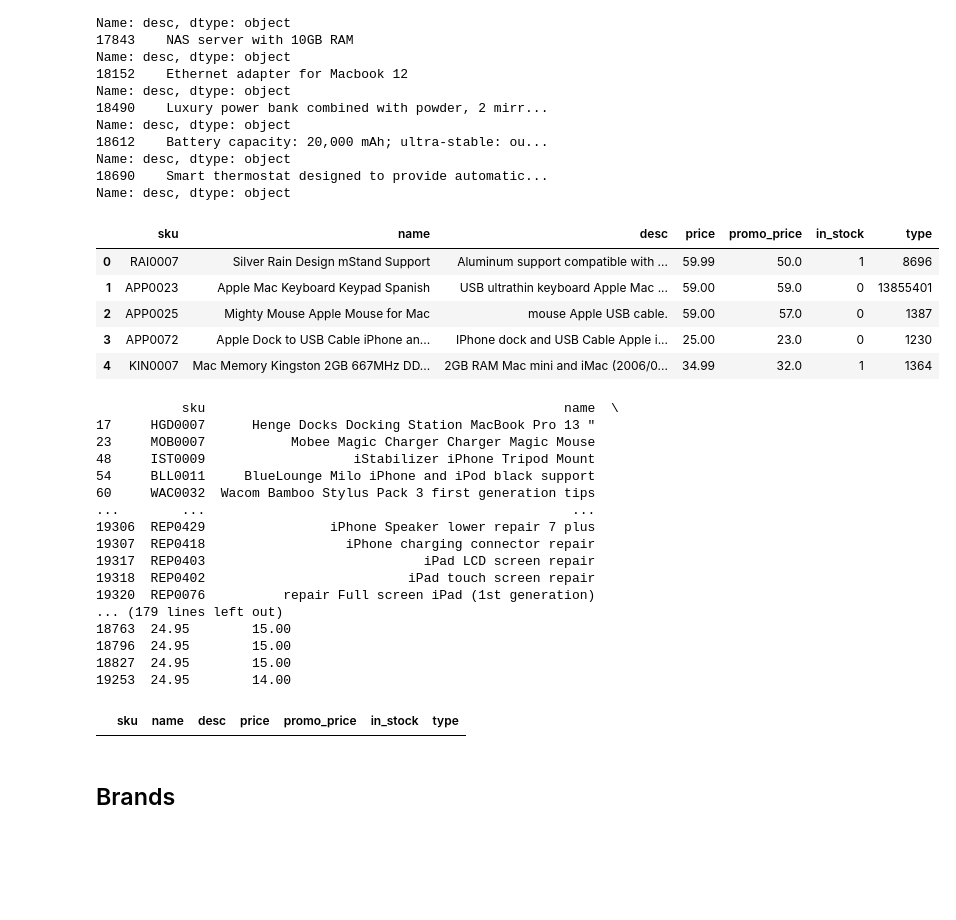
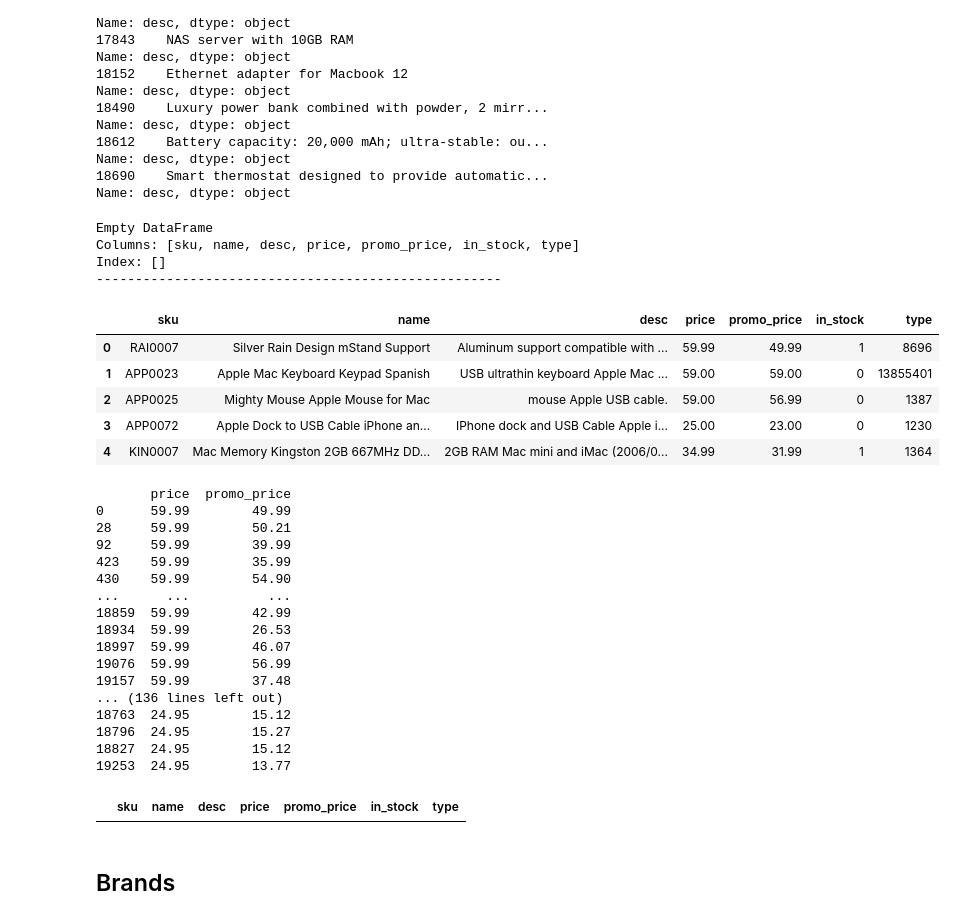
Before and after one commit to Donal-Flanagan/WBS_coding_school_data_science_bootcamp, a Jupyter notebook: python-project-2/3-data-cleaning.ipynb, the cells around one changed output. Saved outputs shown, nothing was run; the diff lists cells and outputs as text; code cells hidden in the pictures; blank space fills up the shorter version.

```diff
--- a/python-project-2/3-data-cleaning.ipynb
+++ b/python-project-2/3-data-cleaning.ipynb
@@ -661,6 +661,7 @@ def transform_price_to_floats(df):
         df.assign(price = df.price.str.split('.')
                   .apply(lambda x : x[0]+x[1]+'.'+x[2] if len(x)==3 else (x[0]+'.'+ x[1] if len(x)==2 else x[0]))
                   .astype(float)
+                  .round(2)
         )
     )
 
@@ -671,58 +672,62 @@ def split_and_join_promo_prices(df):
                      .str.join('')
                      .apply(lambda x: x+'.00')
                     )
 
-def _insert_decimal_at_position(s, pos):
+def _insert_decimal_at_string_position(s, pos):
     s = s.split('.')
     s = s[0] + s[1]
     s = s[:pos]+'.'+s[pos:]
     return s
 
 
-def insert_decimal(row):
+def _insert_decimal_in_promo_price(row):
     decimal_position = -2
     while float(row.promo_price) > row.price:
         if round(float(row.promo_price), 0) == round(row.price, 0):
             row.promo_price = row.price
             return row.promo_price
         else:
-            row.promo_price = _insert_decimal_at_position(row.promo_price, decimal_position)
+            row.promo_price = _insert_decimal_at_string_position(row.promo_price, decimal_position)
             decimal_position += -1
 
-    return round(float(row.promo_price))
+    return round(float(row.promo_price), 2)
 
-
-def insert_decimal_in_promo_price(df):
-    return df.assign(promo_price = df.apply(lambda row: _decimal_position(row.promo_price,
-                                                                          row.digits_before_decimal),
-                                            axis=1))
+def transform_promo_price_to_floats(df):
+    df.promo_price = [_insert_decimal_in_promo_price(row) for index, row in df.iterrows()]
+    return df
 
 temp = (products
         .pipe(start_pipeline)
         .pipe(remove_duplicates,col='price')
         .pipe(transform_price_to_floats)
         .pipe(split_and_join_promo_prices)
+        .pipe(transform_promo_price_to_floats)
 )
 
-temp['promo_price'] = [insert_decimal(row) for index, row in temp.iterrows()]
+print(temp[temp.promo_price > temp.price])
+print('----------------------------------------------------')
+print('\n')
+
 temp.head()
 # %% [output]
+Empty DataFrame
+Columns: [sku, name, desc, price, promo_price, in_stock, type]
+Index: []
+----------------------------------------------------
 |  | sku | name | desc | price | promo_price | in_stock | type |
-| 0 | RAI0007 | Silver Rain Design mStand Support | Aluminum support compatible with ... | 59.99 | 50.0 | 1 | 8696 |
-| 1 | APP0023 | Apple Mac Keyboard Keypad Spanish | USB ultrathin keyboard Apple Mac ... | 59.00 | 59.0 | 0 | 13855401 |
-| 2 | APP0025 | Mighty Mouse Apple Mouse for Mac | mouse Apple USB cable. | 59.00 | 57.0 | 0 | 1387 |
-| 3 | APP0072 | Apple Dock to USB Cable iPhone an... | IPhone dock and USB Cable Apple i... | 25.00 | 23.0 | 0 | 1230 |
-| 4 | KIN0007 | Mac Memory Kingston 2GB 667MHz DD... | 2GB RAM Mac mini and iMac (2006/0... | 34.99 | 32.0 | 1 | 1364 |
+| 0 | RAI0007 | Silver Rain Design mStand Support | Aluminum support compatible with ... | 59.99 | 49.99 | 1 | 8696 |
+| 1 | APP0023 | Apple Mac Keyboard Keypad Spanish | USB ultrathin keyboard Apple Mac ... | 59.00 | 59.00 | 0 | 13855401 |
+| 2 | APP0025 | Mighty Mouse Apple Mouse for Mac | mouse Apple USB cable. | 59.00 | 56.99 | 0 | 1387 |
+| 3 | APP0072 | Apple Dock to USB Cable iPhone an... | IPhone dock and USB Cable Apple i... | 25.00 | 23.00 | 0 | 1230 |
+| 4 | KIN0007 | Mac Memory Kingston 2GB 667MHz DD... | 2GB RAM Mac mini and iMac (2006/0... | 34.99 | 31.99 | 1 | 1364 |
 # %%
-print(temp[temp.promo_price > temp.price])
-print('----------------------------------------------------')
-print('\n')
 
-print(temp[temp.price == 59.99][['price', 'promo_price']])     # 59.99 - 49_9.899
+
+print(temp[temp.price == 59.99][['price', 'promo_price']])     # 59.99 - 499.899
 print('\n')
 print(temp[temp.price == 2159.00][['price', 'promo_price']])    # 2159 - 1769
 print('\n')
-print(temp[temp.price == 2399.00][['price', 'promo_price']])    # 2399 - 23.98_9.896
+print(temp[temp.price == 2399.00][['price', 'promo_price']])    # 2399 - 23.989.896
 print('\n')
 print(temp[temp.price == 1319.00][['price', 'promo_price']])    # 1319 - 1279.99
 print('\n')
@@ -737,23 +742,23 @@ print(temp[temp.price == 24.950][['price', 'promo_price']])    # 24.95 - 24.99
 
 temp[temp.promo_price==None]
 # %% [output]
-           sku                                              name  \
-17     HGD0007      Henge Docks Docking Station MacBook Pro 13 "
-23     MOB0007           Mobee Magic Charger Charger Magic Mouse
-48     IST0009                   iStabilizer iPhone Tripod Mount
-54     BLL0011     BlueLounge Milo iPhone and iPod black support
-60     WAC0032  Wacom Bamboo Stylus Pack 3 first generation tips
-...        ...                                               ...
-19306  REP0429                iPhone Speaker lower repair 7 plus
-19307  REP0418                  iPhone charging connector repair
-19317  REP0403                            iPad LCD screen repair
-19318  REP0402                          iPad touch screen repair
-19320  REP0076          repair Full screen iPad (1st generation)
-... (179 lines left out)
-18763  24.95        15.00
-18796  24.95        15.00
-18827  24.95        15.00
-19253  24.95        14.00
+       price  promo_price
+0      59.99        49.99
+28     59.99        50.21
+92     59.99        39.99
+423    59.99        35.99
+430    59.99        54.90
+...      ...          ...
+18859  59.99        42.99
+18934  59.99        26.53
+18997  59.99        46.07
+19076  59.99        56.99
+19157  59.99        37.48
+... (136 lines left out)
+18763  24.95        15.12
+18796  24.95        15.27
+18827  24.95        15.12
+19253  24.95        13.77
 |  | sku | name | desc | price | promo_price | in_stock | type |
 # %% [markdown]
 ## Brands
```
